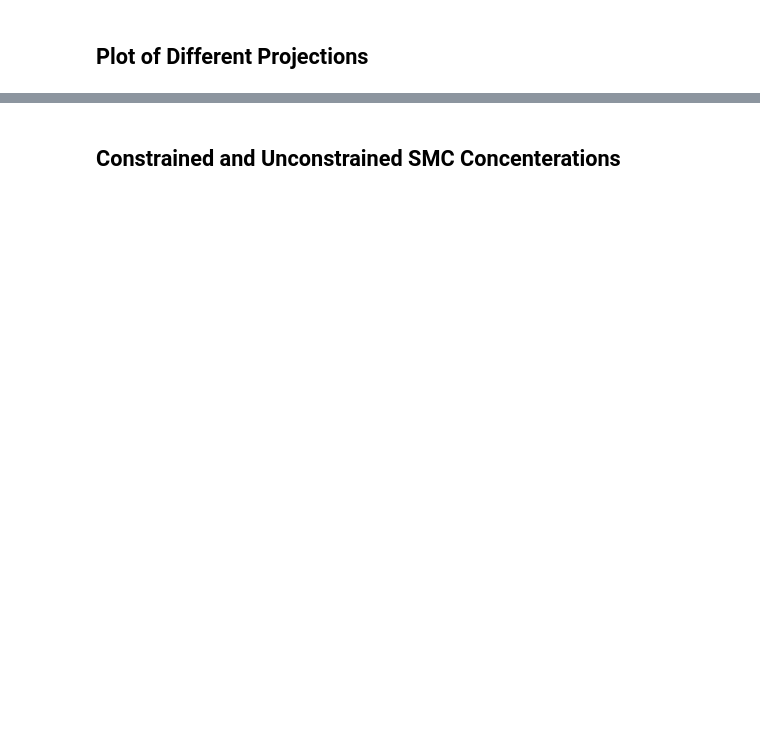
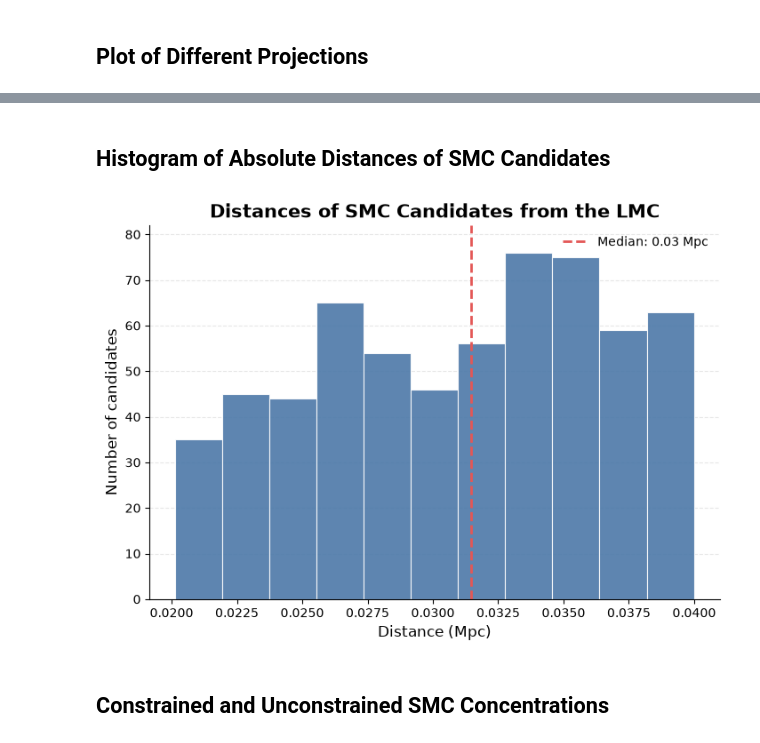
Before and after one commit to Sela-ssie/milkyway, a Jupyter notebook: subhalo_analysis.ipynb, the cells around one changed output, grey strips where cells are left out. Cells and saved outputs as stored; diff of their text form; code cells hidden in the pictures; blank space fills up the shorter version.

```diff
--- a/subhalo_analysis.ipynb
+++ b/subhalo_analysis.ipynb
@@ -771,2 +788,47 @@ plt.show()
+# %% [markdown]
+## Histogram of Absolute Distances of SMC Candidates
+# %%
+distances = selected["absolute_distance"].dropna()
+
+fig, ax = plt.subplots(figsize=(7, 5), constrained_layout=True)
+
+ax.hist(
+    distances,
+    bins="auto",
+    color="#4C78A8",
+    edgecolor="white",
+    linewidth=0.8,
+    alpha=0.9,
+)
+
+median_distance = distances.median()
+ax.axvline(
+    median_distance,
+    color="#E45756",
+    linestyle="--",
+    linewidth=2,
+    label=f"Median: {median_distance:.2f} Mpc",
+)
+
+ax.set(
+    title="Distances of SMC Candidates from the LMC",
+    xlabel="Distance (Mpc)",
+    ylabel="Number of candidates",
+)
+
+ax.title.set_fontsize(15)
+ax.title.set_weight("bold")
+ax.xaxis.label.set_fontsize(12)
+ax.yaxis.label.set_fontsize(12)
+
+ax.grid(axis="y", linestyle="--", alpha=0.3)
+ax.set_axisbelow(True)
+ax.margins(y=0.08)
+ax.spines[["top", "right"]].set_visible(False)
+ax.legend(frameon=False)
+
+plt.show()
+# %% [output]
+[figure, added]
 # %% [markdown]
-## Constrained and Unconstrained SMC Concenterations
+## Constrained and Unconstrained SMC Concentrations
```
Also changed, not shown: parts of 8 cells of this notebook, 2 other files.
